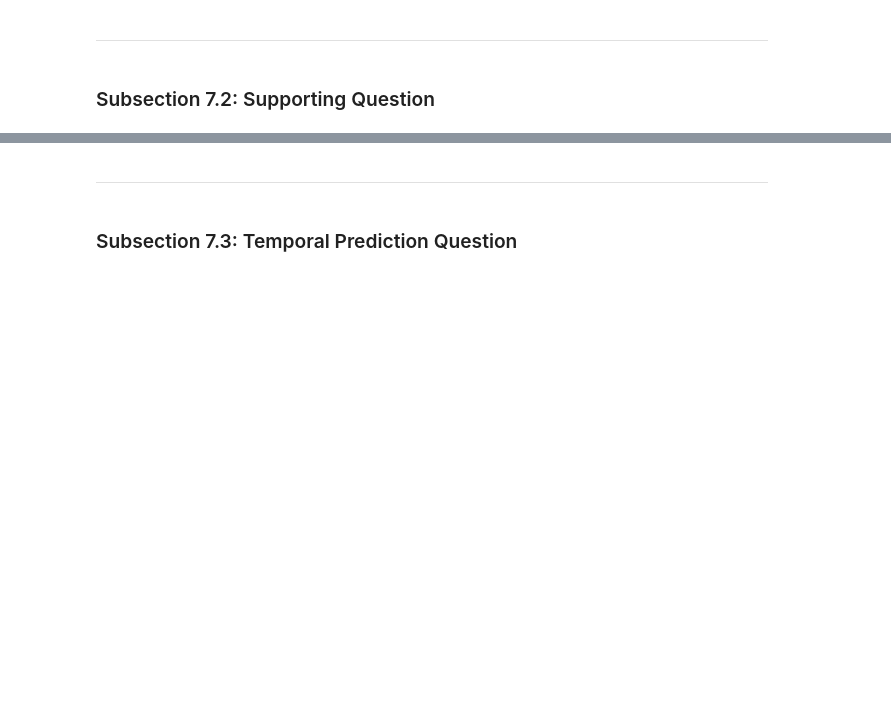
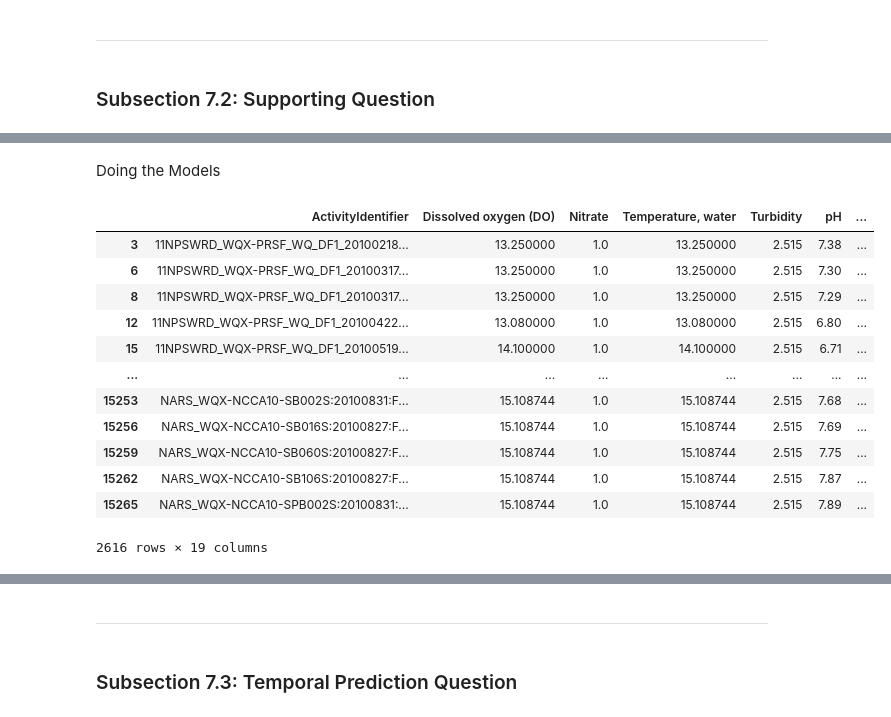
Before and after one commit to vishalival/eneres131-final-proj, a Jupyter notebook: final_notebook.ipynb, the cells around one changed output, grey strips where cells are left out. Cells and saved outputs as stored; diff of their text form; code cells hidden in the pictures; blank space fills up the shorter version.

```diff
--- a/final_notebook.ipynb
+++ b/final_notebook.ipynb
@@ -58,0 +636,9 @@ Team Members: Nidhi Nayak, Vishali Kirthi Vallioor, Damaris Arteaga, Timothy Zhe
+# %%
+filtered_do_df.loc[:, 'Temperature, water'] = filtered_do_df['Temperature, water'].fillna(
+    filtered_do_df['Temperature, water'].mean()
+)
+
+filtered_do_df.loc[:, 'Nitrate'] = filtered_do_df['Nitrate'].fillna(np.median(do_pivoted_df_final.dropna(subset=["Nitrate"])["Nitrate"]))
+filtered_do_df.loc[:, 'Turbidity'] = filtered_do_df['Turbidity'].fillna(filtered_do_df['Turbidity'].median())
+filtered_do_df.loc[:, 'pH'] = filtered_do_df['pH'].fillna(filtered_do_df['pH'].median())
+filtered_do_df = filtered_do_df.drop("ActivityStartTime/Time_PST", axis=1)
@@ -58,0 +647,4 @@ Team Members: Nidhi Nayak, Vishali Kirthi Vallioor, Damaris Arteaga, Timothy Zhe
+# %%
+knn_imputer = KNNImputer(n_neighbors=5)
+imputed_values = knn_imputer.fit_transform(filtered_do_df[['Temperature, water', 'Turbidity', 'pH', 'Nitrate']])
+filtered_do_df.loc[:, 'Dissolved oxygen (DO)'] = imputed_values[:, 0]  # Assuming the imputed values are for the first column
@@ -58,0 +674,18 @@ Team Members: Nidhi Nayak, Vishali Kirthi Vallioor, Damaris Arteaga, Timothy Zhe
+# %% [markdown]
+Doing the Models
+# %%
+filtered_do_df
+# %% [output]
+|  | ActivityIdentifier | Dissolved oxygen (DO) | Nitrate | Temperature, water | Turbidity | pH | ... |
+| 3 | 11NPSWRD_WQX-PRSF_WQ_DF1_20100218... | 13.250000 | 1.0 | 13.250000 | 2.515 | 7.38 | ... |
+| 6 | 11NPSWRD_WQX-PRSF_WQ_DF1_20100317... | 13.250000 | 1.0 | 13.250000 | 2.515 | 7.30 | ... |
+| 8 | 11NPSWRD_WQX-PRSF_WQ_DF1_20100317... | 13.250000 | 1.0 | 13.250000 | 2.515 | 7.29 | ... |
+| 12 | 11NPSWRD_WQX-PRSF_WQ_DF1_20100422... | 13.080000 | 1.0 | 13.080000 | 2.515 | 6.80 | ... |
+| 15 | 11NPSWRD_WQX-PRSF_WQ_DF1_20100519... | 14.100000 | 1.0 | 14.100000 | 2.515 | 6.71 | ... |
+| ... | ... | ... | ... | ... | ... | ... | ... |
+| 15253 | NARS_WQX-NCCA10-SB002S:20100831:F... | 15.108744 | 1.0 | 15.108744 | 2.515 | 7.68 | ... |
+| 15256 | NARS_WQX-NCCA10-SB016S:20100827:F... | 15.108744 | 1.0 | 15.108744 | 2.515 | 7.69 | ... |
+| 15259 | NARS_WQX-NCCA10-SB060S:20100827:F... | 15.108744 | 1.0 | 15.108744 | 2.515 | 7.75 | ... |
+| 15262 | NARS_WQX-NCCA10-SB106S:20100827:F... | 15.108744 | 1.0 | 15.108744 | 2.515 | 7.87 | ... |
+| 15265 | NARS_WQX-NCCA10-SPB002S:20100831:... | 15.108744 | 1.0 | 15.108744 | 2.515 | 7.89 | ... |
+2616 rows × 19 columns
```
Also changed, not shown: parts of 50 cells of this notebook.
